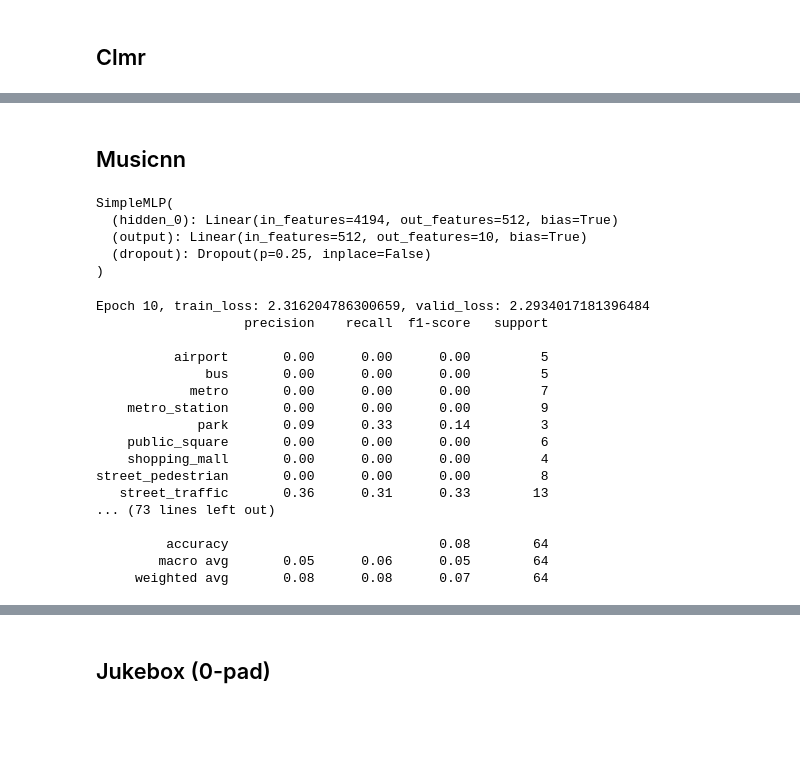
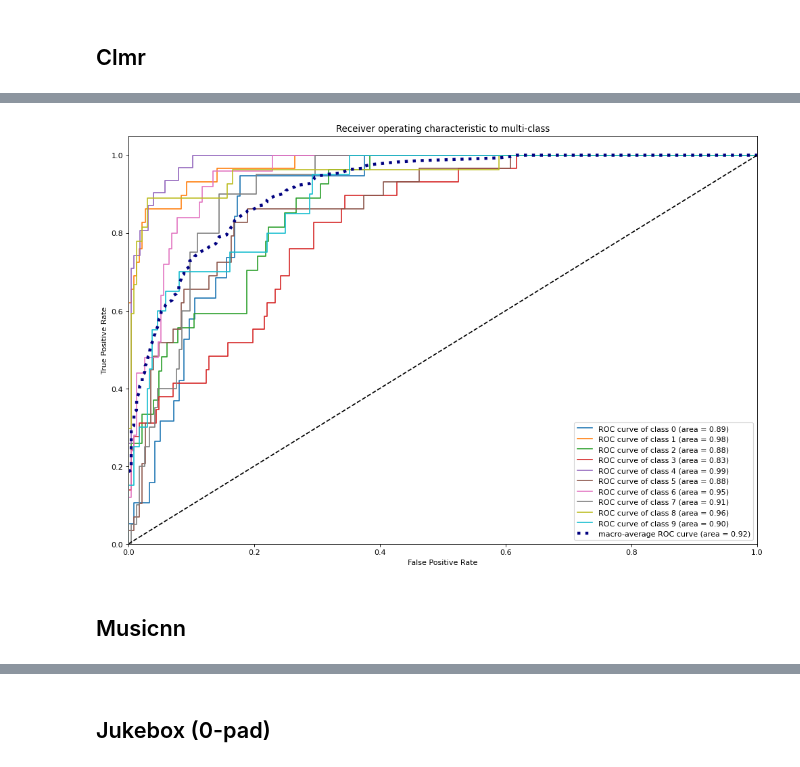
Before and after one commit to imkhoa99/Research-Project-2021, a Jupyter notebook: mlp.ipynb, the cells around one changed output, grey strips where cells are left out. Saved outputs shown, nothing was run; the diff lists cells and outputs as text; code cells hidden in the pictures; blank space fills up the shorter version.

Commit message:
Added macro-average ROC curve

```diff
--- a/mlp.ipynb
+++ b/mlp.ipynb
@@ -210,0 +247,10 @@ class SimpleMLP(nn.Module):
+# %%
+def optimizer(model, cfg):
+    optimizer = torch.optim.Adam(
+    model.parameters(),
+    lr=cfg["learning_rate"],
+    weight_decay=0
+    if cfg["l2_weight_decay"] is None
+    else cfg["l2_weight_decay"],
+)
+    return optimizer
@@ -213,17 +413,3 @@ scaler_dict = {}
 le_dict = {}
 # %% [markdown]
 ## Clmr
-# %%
-# Standard scaler
-std_scaler_clmr = StandardScaler()
-X_train_clmr = std_scaler_clmr.fit_transform(split_to_X["clmr"]["train"])
-X_valid_clmr = std_scaler_clmr.fit_transform(split_to_X["clmr"]["validation"])
-
-scaler_dict["clmr"] = std_scaler_clmr
-
-# Label encoding
-le_clmr = preprocessing.LabelEncoder()
-y_train_clmr = le_clmr.fit_transform(split_to_y["clmr"]["train"])
-y_valid_clmr = le_clmr.fit_transform(split_to_y["clmr"]["validation"])
-
-le_dict["clmr"] = le_clmr
@@ -247,9 +415,0 @@ SimpleMLP(
-# %%
-# Create optimizer
-optimizer = torch.optim.Adam(
-    probe_clmr.parameters(),
-    lr=cfg["learning_rate"],
-    weight_decay=0
-    if cfg["l2_weight_decay"] is None
-    else cfg["l2_weight_decay"],
-)
@@ -363,2 +415,0 @@ def train_valid_loop(X_train, y_train, X_valid, y_valid, model, cfg, std_scaler,
-# %%
-train_losses, val_losses, acc_epochs, proba_classes_val = train_valid_loop(X_train_clmr, y_train_clmr, X_valid_clmr, y_valid_clmr, probe_clmr, cfg, std_scaler_clmr, le_clmr, optimizer)
@@ -403,18 +484,9 @@ Mean average 0.665625
+# %%
+from matplotlib.pyplot import figure
+figure(figsize=(15, 10), dpi=80)
+
+plot_rocauc(proba_classes_val_clmr, y_valid_vals_clmr)
+# %% [output]
+[figure, added]
 # %% [markdown]
 ## Musicnn
-# %%
-probe_musicnn = SimpleMLP(
-            num_features = split_to_X["musicnn"]["train"].shape[1],
-            hidden_layer_sizes = [512],
-            num_outputs = DATASET_TO_ATTRS["dcase"]["num_outputs"],
-            dropout_input=True,
-            dropout_p=0.25,
-        )
-
-probe_musicnn.to(device)
-# %% [output]
-SimpleMLP(
-  (hidden_0): Linear(in_features=4194, out_features=512, bias=True)
-  (output): Linear(in_features=512, out_features=10, bias=True)
-  (dropout): Dropout(p=0.25, inplace=False)
-)
@@ -444,20 +492,0 @@ optimizer_musicnn = torch.optim.Adam(
-# %%
-train_losses_musicnn, val_losses_musicnn, acc_epochs_musicnn = train_valid_loop(X_train_musicnn, y_train_musicnn, X_valid_musicnn, y_valid_musicnn, probe_musicnn, cfg, std_scaler_musicnn, le_musicnn, optimizer_musicnn)
-# %% [output]
-Epoch 10, train_loss: 2.316204786300659, valid_loss: 2.2934017181396484
-                   precision    recall  f1-score   support
-
-          airport       0.00      0.00      0.00         5
-              bus       0.00      0.00      0.00         5
-            metro       0.00      0.00      0.00         7
-    metro_station       0.00      0.00      0.00         9
-             park       0.09      0.33      0.14         3
-    public_square       0.00      0.00      0.00         6
-    shopping_mall       0.00      0.00      0.00         4
-street_pedestrian       0.00      0.00      0.00         8
-   street_traffic       0.36      0.31      0.33        13
-... (73 lines left out)
-
-         accuracy                           0.08        64
-        macro avg       0.05      0.06      0.05        64
-     weighted avg       0.08      0.08      0.07        64
```
Also changed, not shown: parts of 41 cells of this notebook.
